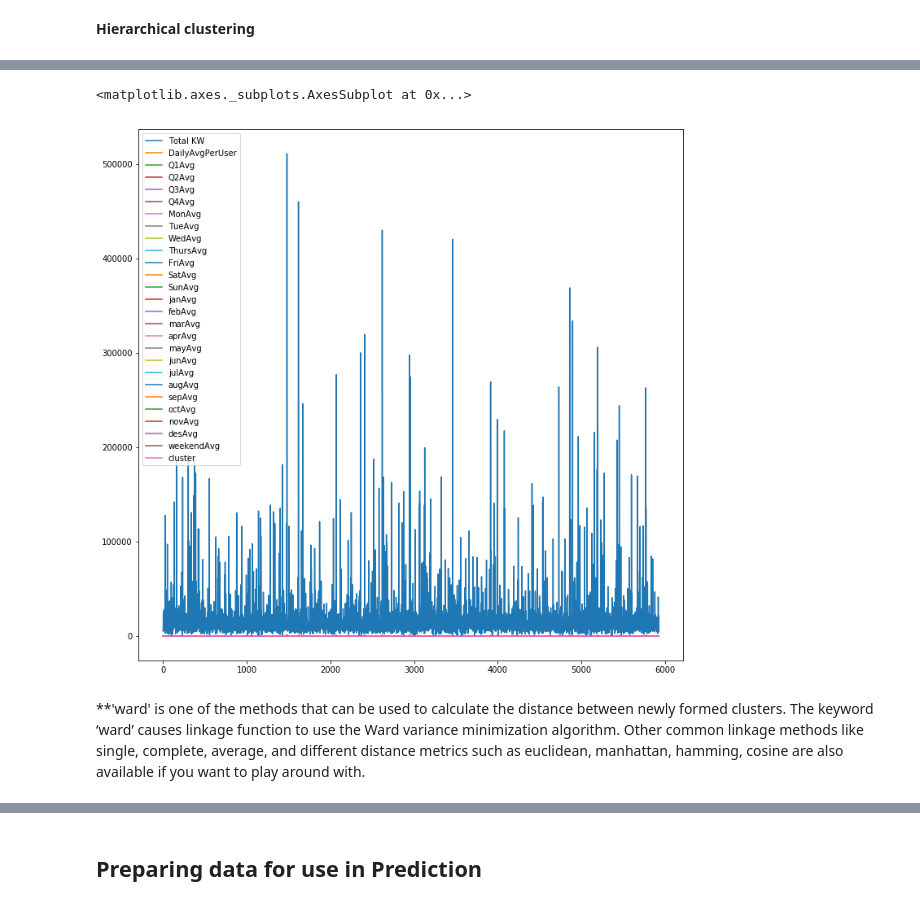
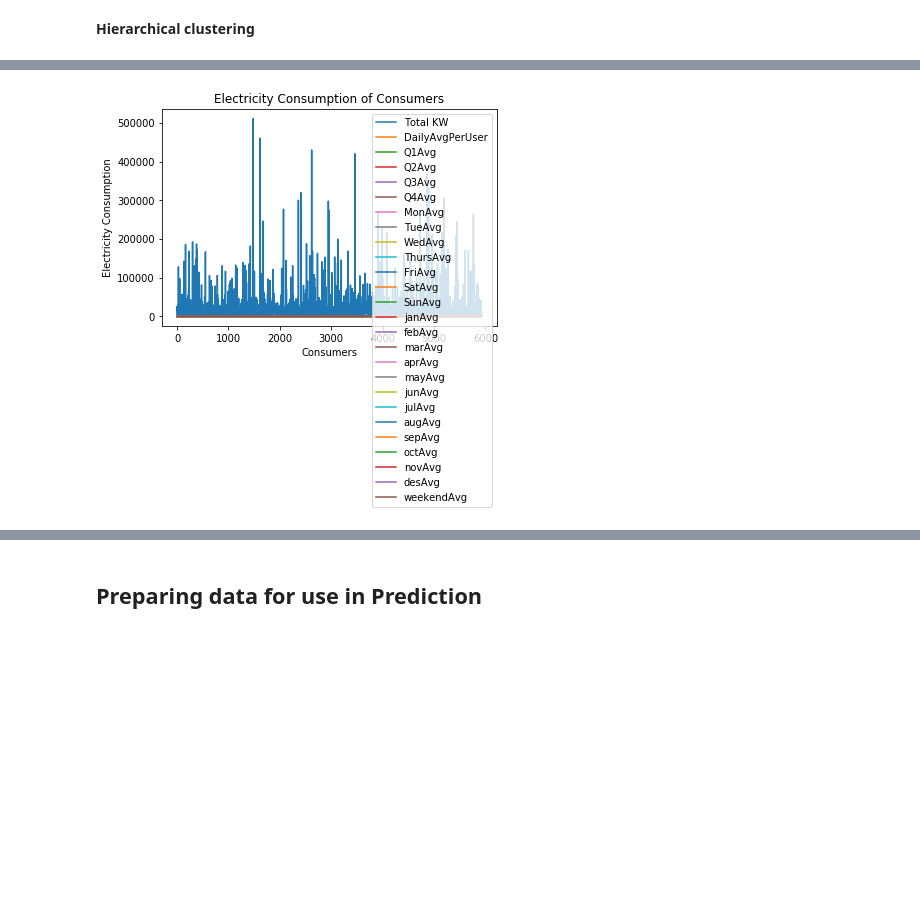
Before and after one commit to dhimanak/Nullpointers-Load_Clusters, a Jupyter notebook: Load_Clusters.ipynb, the cells around one changed output, grey strips where cells are left out. Cells and saved outputs as stored; diff of their text form; code cells hidden in the pictures; blank space fills up the shorter version.

```diff
--- a/Load_Clusters.ipynb
+++ b/Load_Clusters.ipynb
@@ -480,5 +455,0 @@ feature1
-# %%
-feature1.plot(figsize=(12,12))
-# %% [output]
-<matplotlib.axes._subplots.AxesSubplot at 0x...>
-[figure, removed]
@@ -487,4 +455,0 @@ Z= linkage(feature1, 'ward')
-# %% [markdown]
-**'ward' is one of the methods that can be used to calculate the distance between newly formed clusters.
-The keyword ‘ward’ causes linkage function to use the Ward variance minimization algorithm.
-Other common linkage methods like single, complete, average, and different distance metrics such as euclidean, manhattan, hamming, cosine are also available if you want to play around with.
@@ -490,0 +461,9 @@ Other common linkage methods like single, complete, average, and different dista
+# %%
+#getting an overview on how the data features looks
+X.plot()
+plt.ylabel('Electricity Consumption')
+plt.xlabel('Consumers')
+plt.title('Electricity Consumption of Consumers')
+plt.show()
+# %% [output]
+[figure, added]
```
Also changed, not shown: parts of 16 cells of this notebook.
